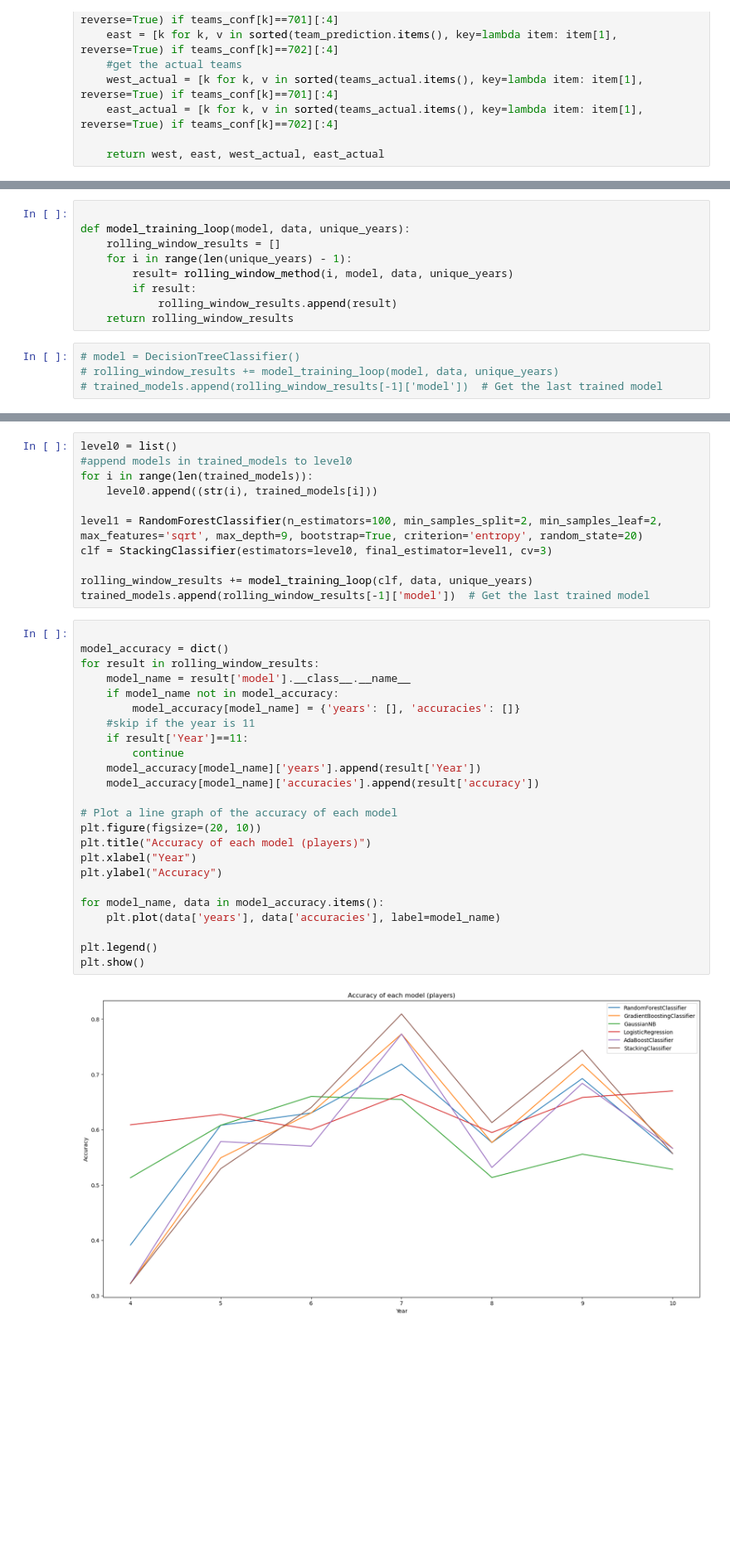
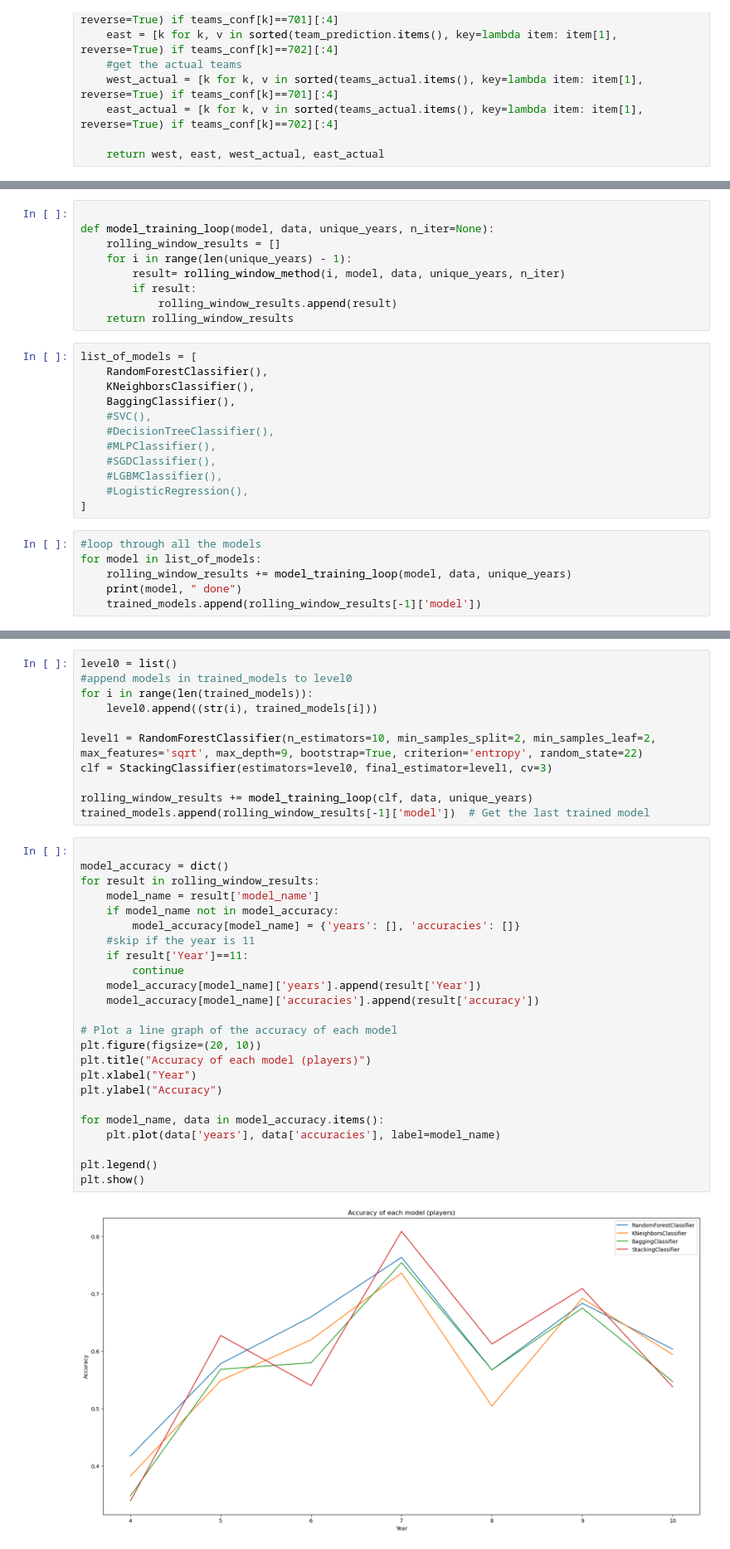
Before and after one commit to P1ntas/Machine-Learning, a Jupyter notebook: src/6-predictive.ipynb, the cells around one changed output, grey strips where cells are left out. Shown at 83% size. Cells and saved outputs as stored; diff of their text form; blank space fills up the shorter version.

Commit message:
Added some models

```diff
--- a/src/6-predictive.ipynb
+++ b/src/6-predictive.ipynb
@@ -442,14 +518,28 @@ def rolling_window_method(i, model, data, unique_years):
     }
 # %%
 
-def model_training_loop(model, data, unique_years):
+def model_training_loop(model, data, unique_years, n_iter=None):
     rolling_window_results = []
     for i in range(len(unique_years) - 1):
-        result= rolling_window_method(i, model, data, unique_years)
+        result= rolling_window_method(i, model, data, unique_years, n_iter)
         if result:
             rolling_window_results.append(result)
     return rolling_window_results
+# %%
+list_of_models = [
+    RandomForestClassifier(),
+    KNeighborsClassifier(),
+    BaggingClassifier(),
+    #SVC(),
+    #DecisionTreeClassifier(),
+    #MLPClassifier(),
+    #SGDClassifier(),
+    #LGBMClassifier(),
+    #LogisticRegression(),
+]
 # %%
-# model = DecisionTreeClassifier()
-# rolling_window_results += model_training_loop(model, data, unique_years)
-# trained_models.append(rolling_window_results[-1]['model'])  # Get the last trained model
+#loop through all the models
+for model in list_of_models:
+    rolling_window_results += model_training_loop(model, data, unique_years)
+    print(model, " done")
+    trained_models.append(rolling_window_results[-1]['model'])
@@ -482,7 +553,7 @@ level0 = list()
 for i in range(len(trained_models)):
     level0.append((str(i), trained_models[i]))
 
-level1 = RandomForestClassifier(n_estimators=100, min_samples_split=2, min_samples_leaf=2, max_features='sqrt', max_depth=9, bootstrap=True, criterion='entropy', random_state=20)
+level1 = RandomForestClassifier(n_estimators=10, min_samples_split=2, min_samples_leaf=2, max_features='sqrt', max_depth=9, bootstrap=True, criterion='entropy', random_state=22)
 clf = StackingClassifier(estimators=level0, final_estimator=level1, cv=3)
 
 rolling_window_results += model_training_loop(clf, data, unique_years)
@@ -490,29 +561,29 @@ trained_models.append(rolling_window_results[-1]['model'])  # Get the last train
 # %%
 
 model_accuracy = dict()
 for result in rolling_window_results:
-    model_name = result['model'].__class__.__name__
+    model_name = result['model_name']
     if model_name not in model_accuracy:
         model_accuracy[model_name] = {'years': [], 'accuracies': []}
     #skip if the year is 11
     if result['Year']==11:
         continue
     model_accuracy[model_name]['years'].append(result['Year'])
     model_accuracy[model_name]['accuracies'].append(result['accuracy'])
 
 # Plot a line graph of the accuracy of each model
 plt.figure(figsize=(20, 10))
 plt.title("Accuracy of each model (players)")
 plt.xlabel("Year")
 plt.ylabel("Accuracy")
 
 for model_name, data in model_accuracy.items():
     plt.plot(data['years'], data['accuracies'], label=model_name)
 
 plt.legend()
 plt.show()
 # %% [output]
-[figure, old version]
+[figure, new version]
 # %%
 #plot the same but for teams
 model_accuracy = dict()
```
Also changed, not shown: parts of 13 cells of this notebook, 1 other file.
